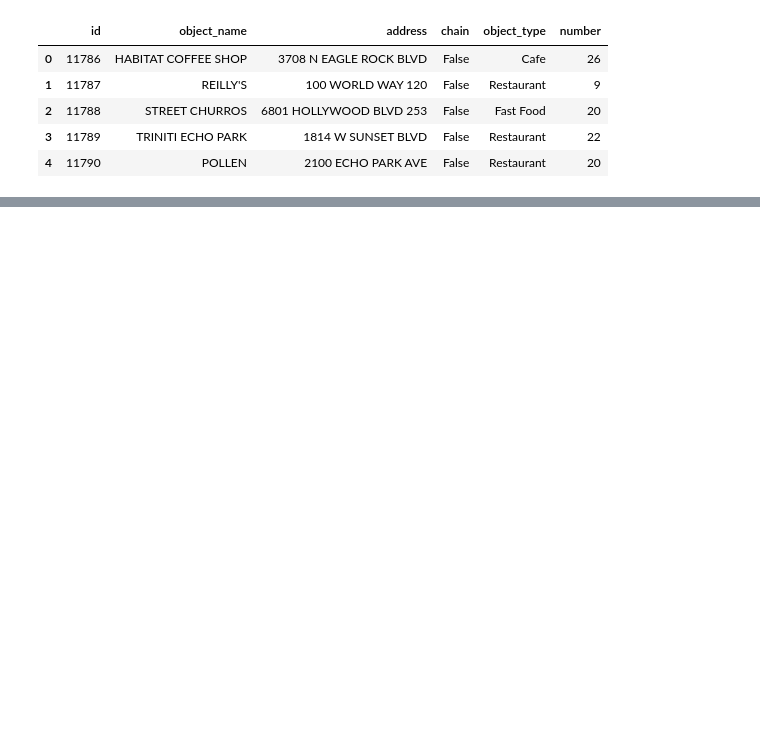
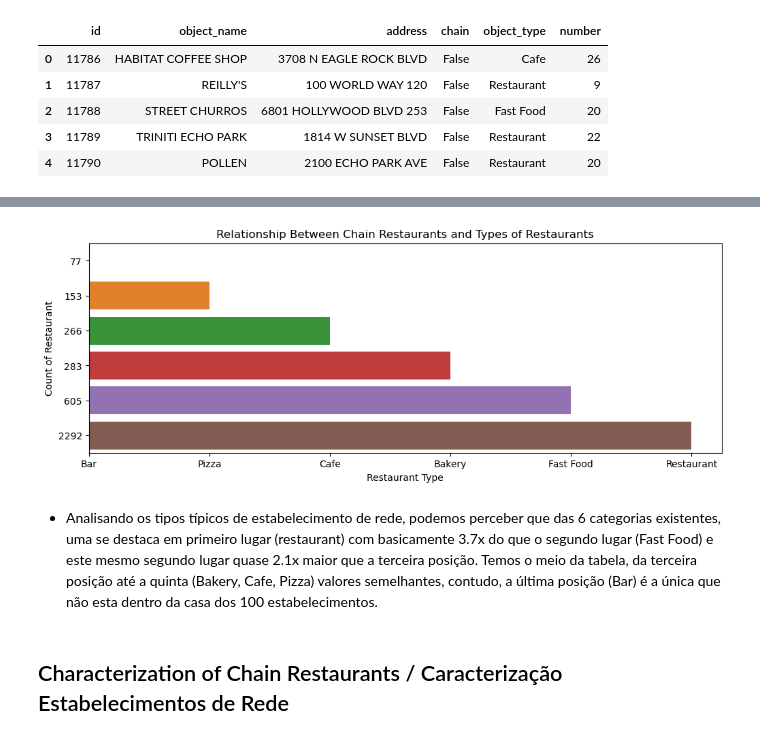
Before and after one commit to RafaelGenari/Bootcamp-Project-Report_History_with_Data, a Jupyter notebook: Notebooks/EDA.ipynb, the cells around one changed output, grey strips where cells are left out. Saved outputs shown, nothing was run; the diff lists cells and outputs as text; code cells hidden in the pictures; blank space fills up the shorter version.

```diff
--- a/Notebooks/EDA.ipynb
+++ b/Notebooks/EDA.ipynb
@@ -68,0 +125,5 @@ memory usage: 452.5+ KB
+# %%
+typical_chain_restaurants = rest_log.groupby('object_type')['chain'].sum().reset_index() # grouping data by object type / agrupando os dados por tipo de objeto
+typical_chain_restaurants.rename(columns = {'chain': 'chain_count'}, inplace = True) # renomeando coluna number / renaming number column
+typical_chain_restaurants_sorted = typical_chain_restaurants.sort_values('chain_count', ascending = False) # sorting data by chain count/ ordenando os dados por contagem de estabelecimentos derede
+typical_chain_restaurants_sorted
@@ -68,0 +138,15 @@ memory usage: 452.5+ KB
+# %%
+# graphic with the type of typical chain restaurants / gráfico com os tipos de estabelecimentos típicos de rede
+
+plt.figure(figsize=(12, 4))
+sns.barplot(x = 'object_type', y = 'chain_count', data = typical_chain_restaurants_sorted, hue = 'object_type', orient = 'y', legend = False)
+plt.title('Relationship Between Chain Restaurants and Types of Restaurants')
+plt.xlabel('Restaurant Type')
+plt.ylabel('Count of Restaurant')
+plt.show();
+# %% [output]
+[figure, added]
+# %% [markdown]
+- Analisando os tipos típicos de estabelecimento de rede, podemos perceber que das 6 categorias existentes, uma se destaca em primeiro lugar (restaurant) com basicamente 3.7x do que o segundo lugar (Fast Food) e este mesmo segundo lugar quase 2.1x maior que a terceira posição. Temos o meio da tabela, da terceira posição até a quinta (Bakery, Cafe, Pizza) valores semelhantes, contudo, a última posição (Bar) é a única que não esta dentro da casa dos 100 estabelecimentos.
+# %% [markdown]
+## Characterization of Chain Restaurants / Caracterização Estabelecimentos de Rede
```
Also changed, not shown: parts of 42 cells of this notebook.
